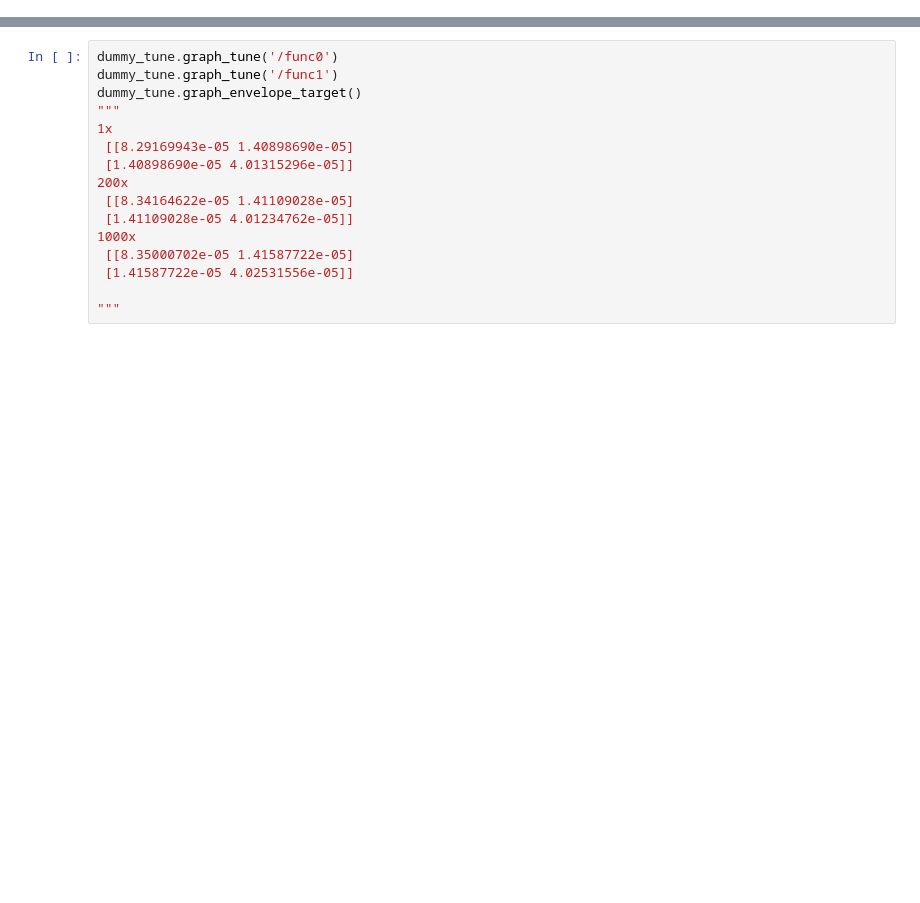
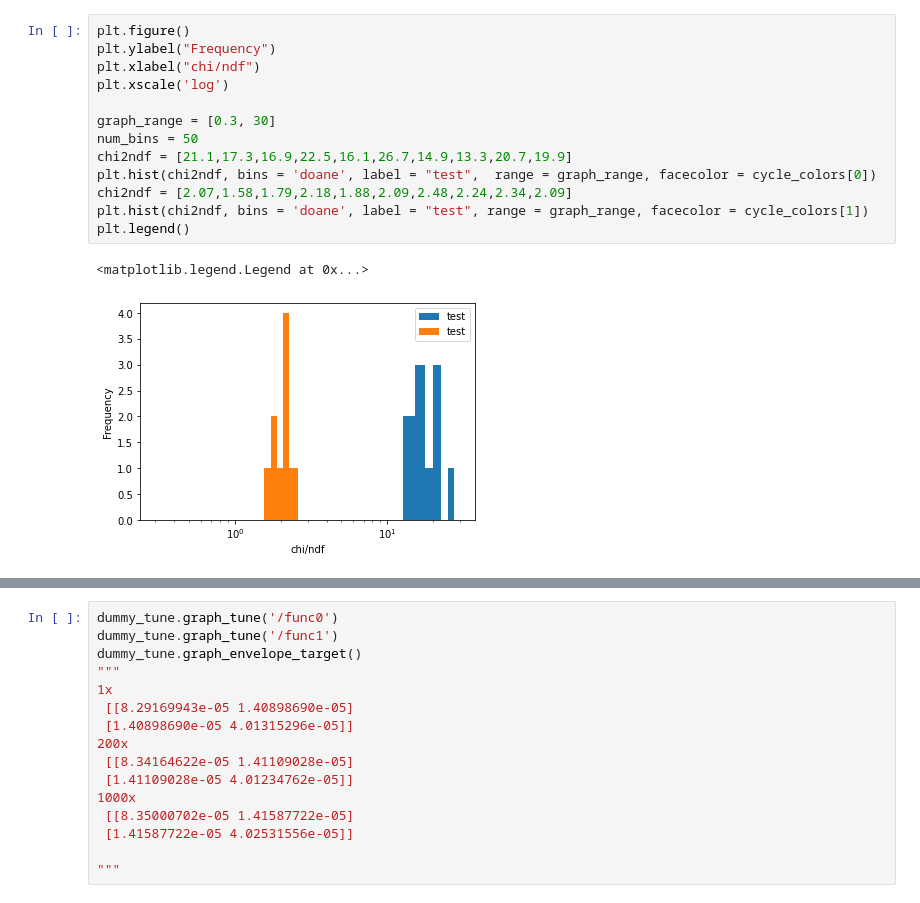
Before and after one commit to Jeffae-Schroff/apprentice-jax, a Jupyter notebook: paramtune_test.ipynb, the cells around one changed output, grey strips where cells are left out. Saved outputs shown, nothing was run; the diff lists cells and outputs as text; blank space fills up the shorter version.

```diff
--- a/paramtune_test.ipynb
+++ b/paramtune_test.ipynb
@@ -22,0 +49,16 @@ Covariance of Tuned Parameters:  [[8.99987272e-05 1.52852044e-05]
+# %%
+plt.figure()
+plt.ylabel("Frequency")
+plt.xlabel("chi/ndf")
+plt.xscale('log')
+
+graph_range = [0.3, 30]
+num_bins = 50
+chi2ndf = [21.1,17.3,16.9,22.5,16.1,26.7,14.9,13.3,20.7,19.9]
+plt.hist(chi2ndf, bins = 'doane', label = "test",  range = graph_range, facecolor = cycle_colors[0])
+chi2ndf = [2.07,1.58,1.79,2.18,1.88,2.09,2.48,2.24,2.34,2.09]
+plt.hist(chi2ndf, bins = 'doane', label = "test", range = graph_range, facecolor = cycle_colors[1])
+plt.legend()
+# %% [output]
+<matplotlib.legend.Legend at 0x...>
+[figure, added]
```
Also changed, not shown: parts of 4 cells of this notebook, 9 other files.
